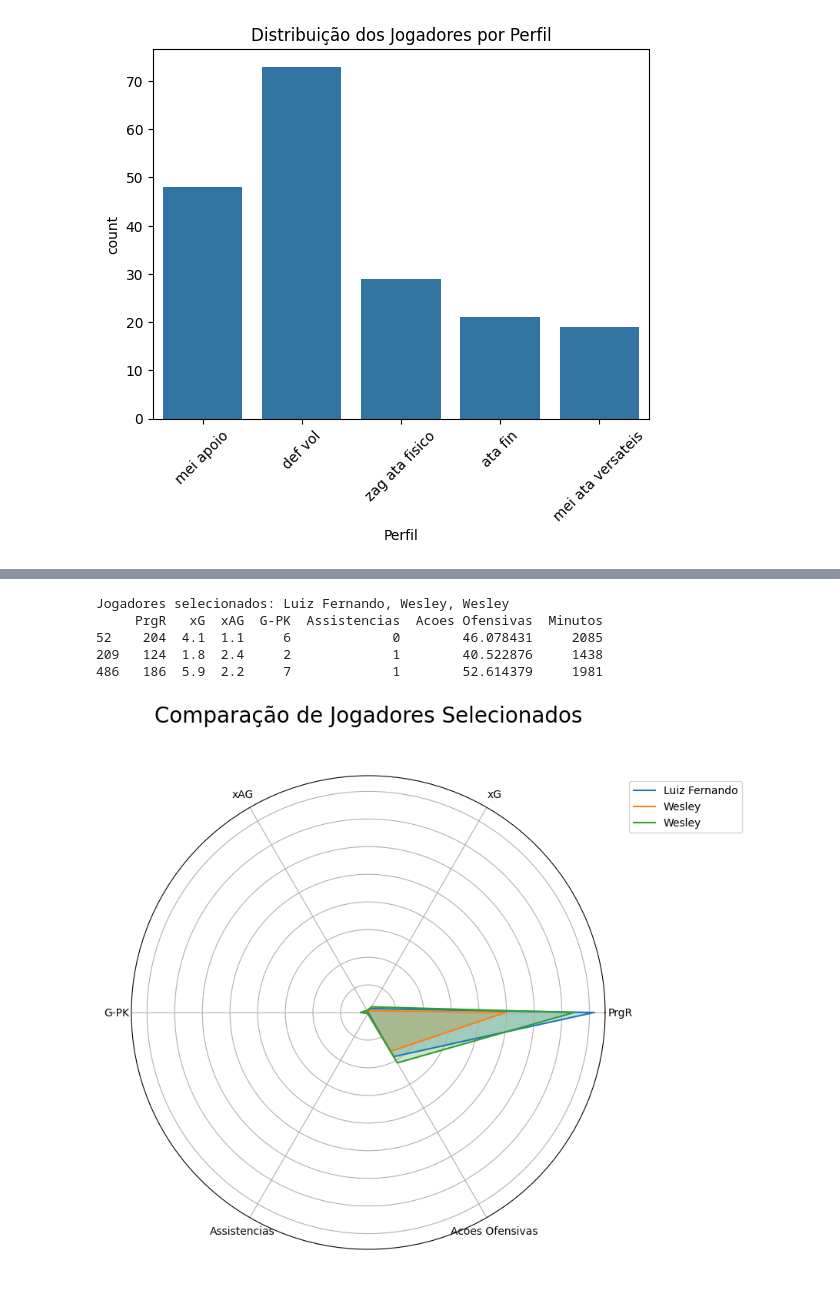
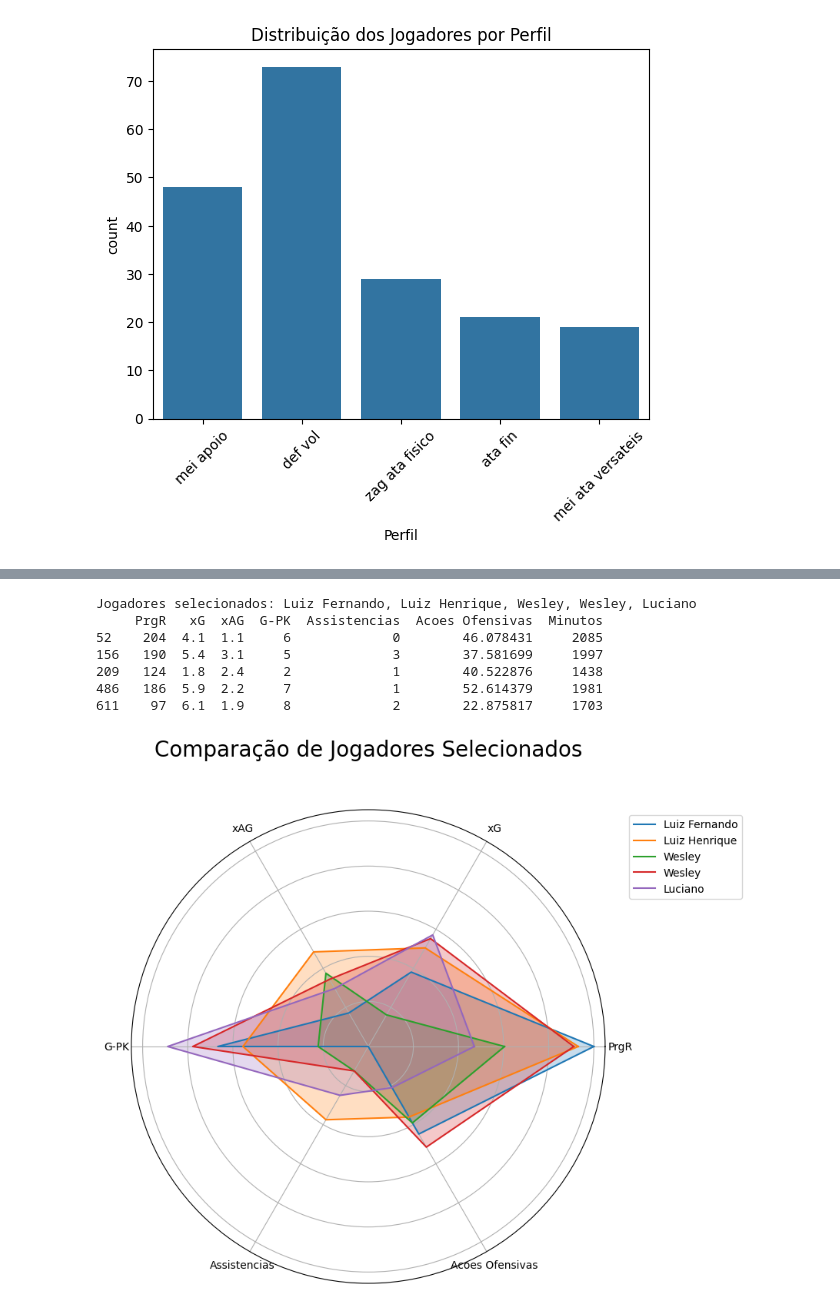
Before and after one commit to ohallao/MoneyBall-Brasileirao, a Jupyter notebook: MoneyBall_Braisleirao.ipynb, the cells around one changed output, grey strips where cells are left out. Saved outputs shown, nothing was run; the diff lists cells and outputs as text; code cells hidden in the pictures.

```diff
--- a/MoneyBall_Braisleirao.ipynb
+++ b/MoneyBall_Braisleirao.ipynb
@@ -601,5 +735,4 @@ Ranking de jogadores no perfil: ata fin
 # %%
-# Função para criar o gráfico de radar para jogadores específicos inseridos manualmente
 def radar_chart_por_jogadores(jogadores_selecionados, df):
     # Filtrar os jogadores pelos nomes inseridos
     jogadores_filtrados = df[df['jogador'].isin(jogadores_selecionados)]
@@ -609,43 +742,52 @@ def radar_chart_por_jogadores(jogadores_selecionados, df):
         return
 
     print(f"\nJogadores selecionados: {', '.join(jogadores_filtrados['jogador'])}")
-    print(jogadores_filtrados[['PrgR','xG','xAG','G-PK','Assistencias','Acoes Ofensivas','Minutos']])
+    print(jogadores_filtrados[['PrgR', 'xG', 'xAG', 'G-PK', 'Assistencias', 'Acoes Ofensivas', 'Minutos']])
 
     # Definir as métricas a serem exibidas no radar
-    metricas = ['PrgR','xG','xAG','G-PK','Assistencias','Acoes Ofensivas',]
+    metricas = ['PrgR', 'xG', 'xAG', 'G-PK', 'Assistencias', 'Acoes Ofensivas']
     num_vars = len(metricas)
+
+    # Normalizar as métricas para todas ficarem na escala [0, 1]
+    jogadores_normalizados = jogadores_filtrados.copy()
+    for metrica in metricas:
+        min_val = df[metrica].min()
+        max_val = df[metrica].max()
+        jogadores_normalizados[metrica] = (jogadores_filtrados[metrica] - min_val) / (max_val - min_val)
 
     # Ângulos para o gráfico radar
     angles = np.linspace(0, 2 * np.pi, num_vars, endpoint=False).tolist()
     angles += angles[:1]  # Fechar o círculo
 
     fig, ax = plt.subplots(figsize=(8, 8), subplot_kw=dict(polar=True))
 
     # Loop pelos jogadores selecionados
-    for i, row in jogadores_filtrados.iterrows():
+    for i, row in jogadores_normalizados.iterrows():
         valores = row[metricas].tolist()
         valores += valores[:1]  # Fechar o círculo
 
         # Plotar a linha e o preenchimento para o jogador
         ax.plot(angles, valores, label=row['jogador'])
         ax.fill(angles, valores, alpha=0.25)
 
     # Configurações do gráfico
     ax.set_yticklabels([])
     ax.set_xticks(angles[:-1])
     ax.set_xticklabels(metricas)
 
     plt.legend(loc='upper right', bbox_to_anchor=(1.3, 1))
     plt.title('Comparação de Jogadores Selecionados', size=20, color='black', y=1.1)
     plt.show()
 
 # Exemplo de uso: Insira os nomes dos jogadores que deseja comparar
-jogadores_selecionados = ['Wesley','Luiz Fernando']  # Altere conforme necessário
+jogadores_selecionados = ['Wesley', 'Luiz Fernando','Luiz Henrique','Luciano']  # Altere conforme necessário
 radar_chart_por_jogadores(jogadores_selecionados, striker)
 # %% [output]
-Jogadores selecionados: Luiz Fernando, Wesley, Wesley
+Jogadores selecionados: Luiz Fernando, Luiz Henrique, Wesley, Wesley, Luciano
      PrgR   xG  xAG  G-PK  Assistencias  Acoes Ofensivas  Minutos
 52    204  4.1  1.1     6             0        46.078431     2085
+156   190  5.4  3.1     5             3        37.581699     1997
 209   124  1.8  2.4     2             1        40.522876     1438
 486   186  5.9  2.2     7             1        52.614379     1981
+611    97  6.1  1.9     8             2        22.875817     1703
-[figure, old version]
+[figure, new version]
```
Also changed, not shown: parts of 10 cells of this notebook.
